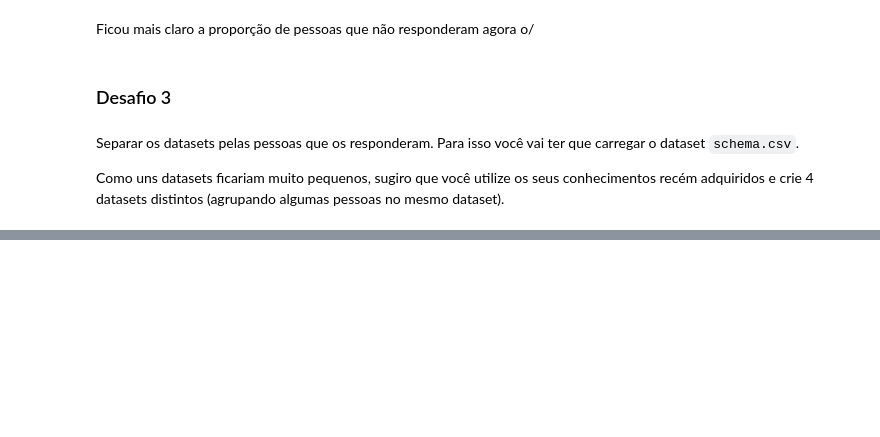
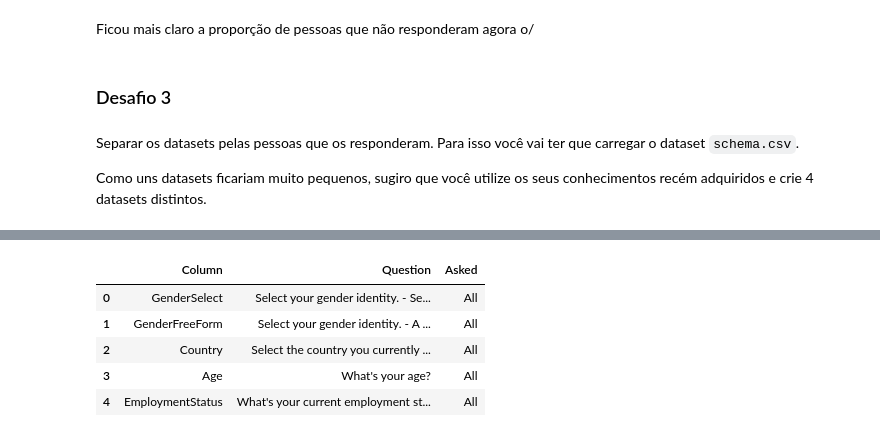
Before and after one commit to somostera/tera-datascience-out2018, a Jupyter notebook: 07-structured-data-analysis/PandasStructuredData-Answers.ipynb, the cells around one changed output, grey strips where cells are left out. Cells and saved outputs as stored; diff of their text form; code cells hidden in the pictures; blank space fills up the shorter version.

```diff
--- a/07-structured-data-analysis/PandasStructuredData-Answers.ipynb
+++ b/07-structured-data-analysis/PandasStructuredData-Answers.ipynb
@@ -568,6 +568,17 @@ Ficou mais claro a proporção de pessoas que não responderam agora o/
 # %% [markdown]
 Separar os datasets pelas pessoas que os responderam. Para isso você vai ter que carregar o dataset `schema.csv`.
 
-Como uns datasets ficariam muito pequenos, sugiro que você utilize os seus conhecimentos recém adquiridos e crie 4 datasets distintos (agrupando algumas pessoas no mesmo dataset).
+Como uns datasets ficariam muito pequenos, sugiro que você utilize os seus conhecimentos recém adquiridos e crie 4 datasets distintos.
 # %% [markdown]
 ![panda_playground](https://media.giphy.com/media/ieaUdBJJC19uw/giphy.gif)
+# %%
+schema = pd.read_csv('kaggle-survey-2017/schema.csv')
+# %%
+schema.head()
+# %% [output]
+|  | Column | Question | Asked |
+| 0 | GenderSelect | Select your gender identity. - Se... | All |
+| 1 | GenderFreeForm | Select your gender identity. - A ... | All |
+| 2 | Country | Select the country you currently ... | All |
+| 3 | Age | What's your age? | All |
+| 4 | EmploymentStatus | What's your current employment st... | All |
```
Also changed, not shown: parts of 15 cells of this notebook.
